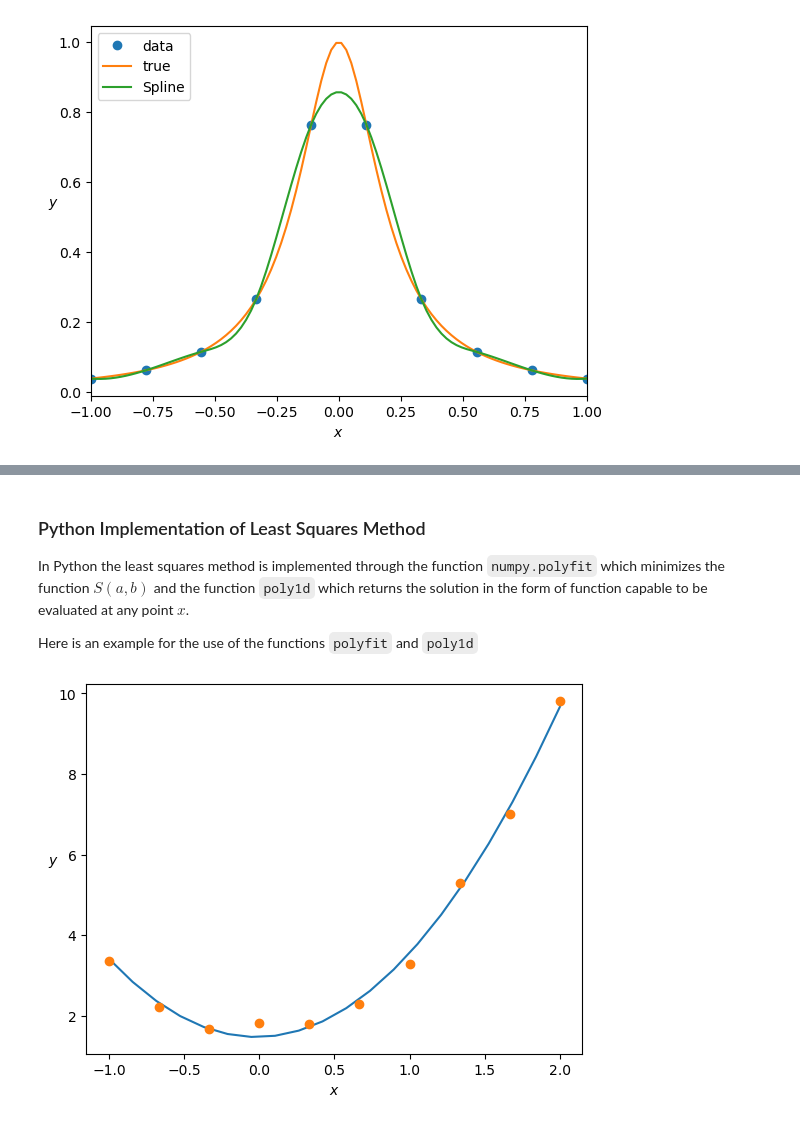
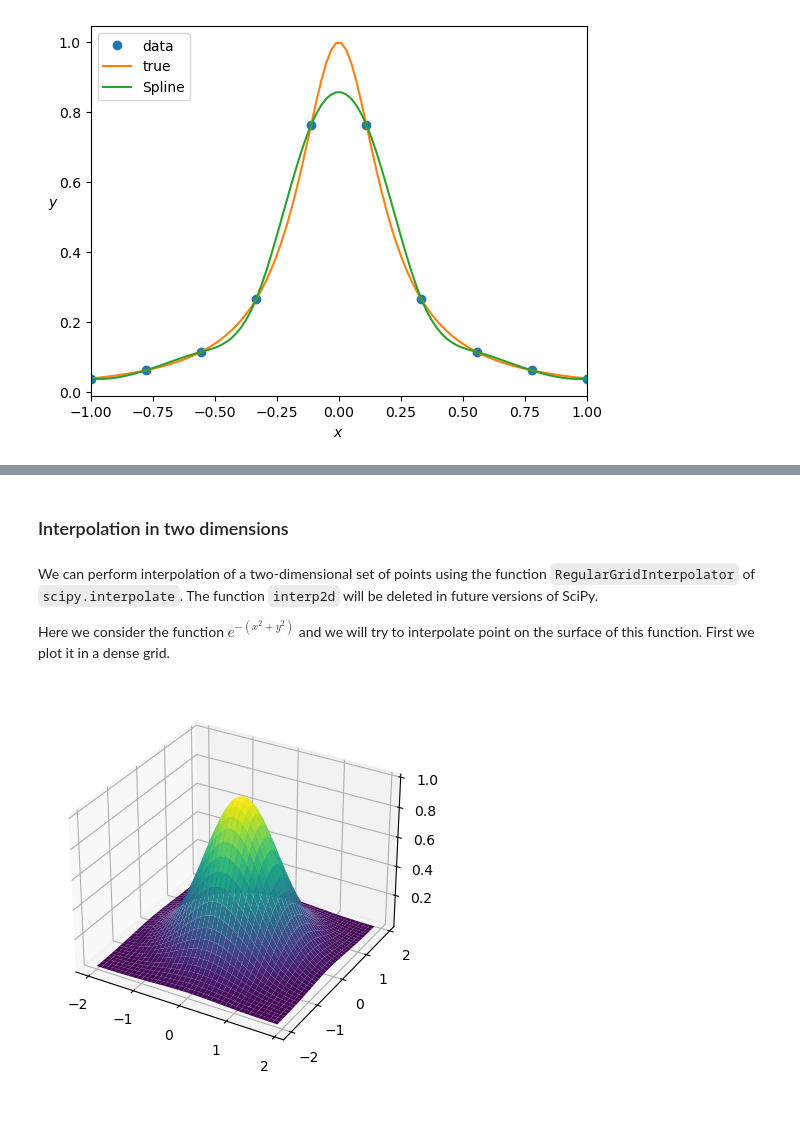
Before and after one commit to dmitsot/computational_mathematics, a Jupyter notebook: Chapter6.ipynb, the cells around one changed output, grey strips where cells are left out. Cells and saved outputs as stored; diff of their text form; code cells hidden in the pictures.

```diff
--- a/Chapter6.ipynb
+++ b/Chapter6.ipynb
@@ -848,16 +852,23 @@ plt.show()
-# %% [markdown]
-### Python Implementation of Least Squares Method
-
-In Python the least squares method is implemented through the function `numpy.polyfit` which minimizes the function $S(a,b)$ and the function `poly1d` which returns the solution in the form of function capable to be evaluated at any point $x$.
-
-Here is an example for the use of the functions `polyfit` and `poly1d`
-# %%
-x = np.linspace(-1,2,10)
-y = 2.0*np.square(x)+1.0+np.random.rand(10)
-xx = np.linspace(-1,2,20)
-yy = np.polyfit(x, y, 2)
-zz = np.poly1d(yy)
-plt.plot(xx,zz(xx),'-',x,y,'o')
-plt.xlabel('$x$'); plt.ylabel('$y$',rotation=0); plt.show()
-# %% [output]
-[figure, removed]
+# %% [markdown]
+### Interpolation in two dimensions
+# %% [markdown]
+We can perform interpolation of a two-dimensional set of points using the function `RegularGridInterpolator` of `scipy.interpolate`. The function `interp2d` will be deleted in future versions of SciPy.
+
+Here we consider the function $e^{-(x^2+y^2)}$ and we will try to interpolate point on the surface of this function. First we plot it in a dense grid.
+# %%
+def f(x,y):
+    z = np.exp(-(x**2+y**2))
+    return z
+# Specify that the graph is three-dimensional
+fig = plt.figure()
+ax = plt.axes(projection='3d')
+# Generate the data
+x = np.arange(-2, 2, 0.1)
+y = np.arange(-2, 2, 0.1)
+X, Y = np.meshgrid(x, y)
+Z = f(X,Y)
+# Plot the surface.
+surf = ax.plot_surface(X, Y, Z, cmap='viridis')
+plt.show()
+# %% [output]
+[figure, added]
```
Also changed, not shown: parts of 43 cells of this notebook, 11 other files.
